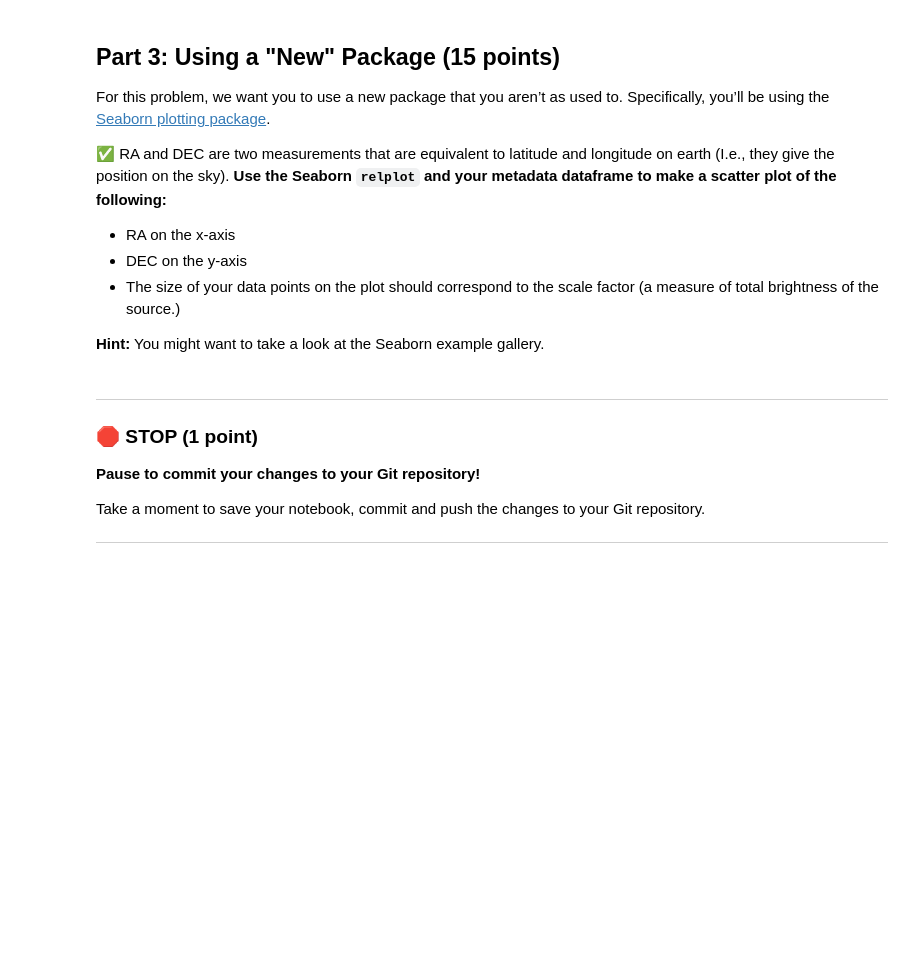
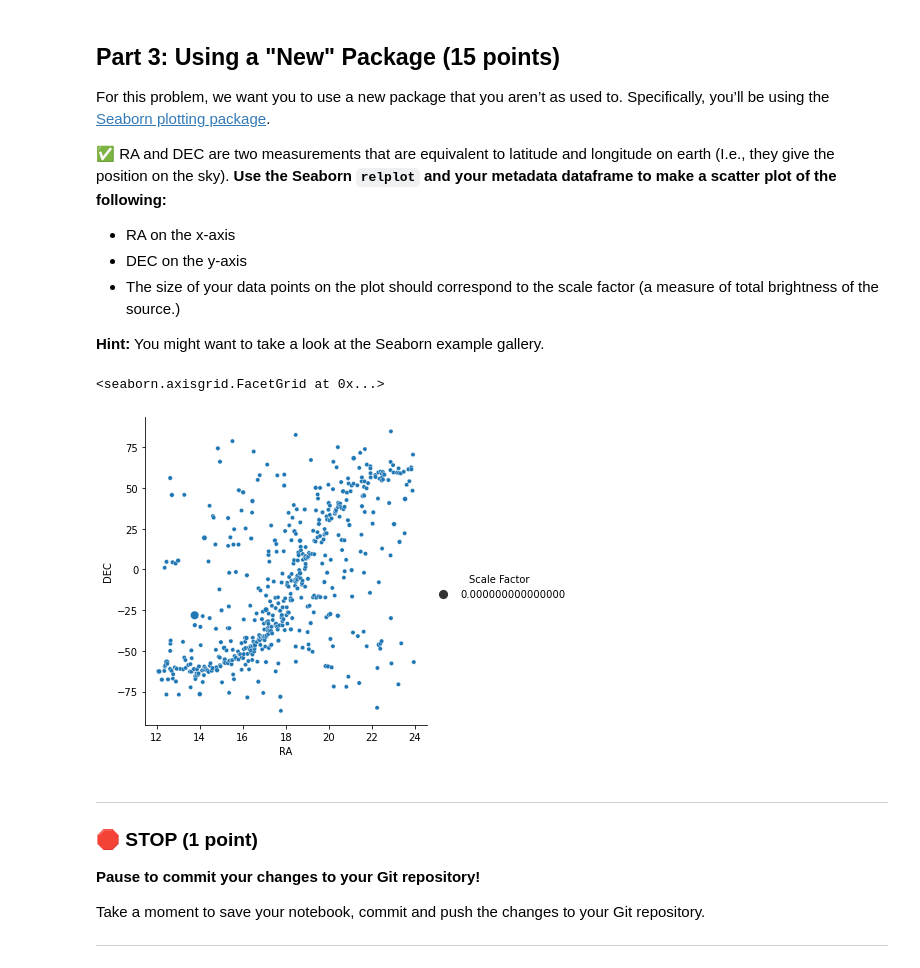
Before and after one commit to murra313/CMSE202-s23-turnin, a Jupyter notebook: midterm/CMSE202_Midterm_Sect02_STUDENT.ipynb, the cells around one changed output. Drawn from its saved outputs; the diff is of its cells as text; code cells hidden in the pictures; blank space fills up the shorter version.

```diff
--- a/midterm/CMSE202_Midterm_Sect02_STUDENT.ipynb
+++ b/midterm/CMSE202_Midterm_Sect02_STUDENT.ipynb
@@ -59,4 +65,11 @@ First, let’s get our data files.
 
 &#9989; **Read in the data files using Pandas (put your code in the cell below).** One of them has metadata about each source, one of them has flux values for each source, and the last one has the wavelength values for each source.
 # %%
-#Write your code here
+import pandas as pd
+
+metadata = pd.read_csv('metadata.csv', delimiter = ',')
+
+flux_values = pd.read_csv('flux_values.csv', delimiter = ',')
+
+wavelength_values = pd.read_csv('wavelength_values.csv', delimiter = ',')
+wavelength_values
@@ -72,7 +115,13 @@ For this problem, we want you to use a new package that you aren’t as used to.
 
 **Hint:** You might want to take a look at the Seaborn example gallery.
 # %%
-#Write your code here
+import seaborn as sns
+
+
+sns.relplot(data = metadata, x = "RA", y = "DEC", size = 'Scale Factor')
+# %% [output]
+<seaborn.axisgrid.FacetGrid at 0x...>
+[figure, added]
 # %% [markdown]
 ---
 ### &#128721; STOP (1 point)
```
Also changed, not shown: parts of 4 cells of this notebook.
